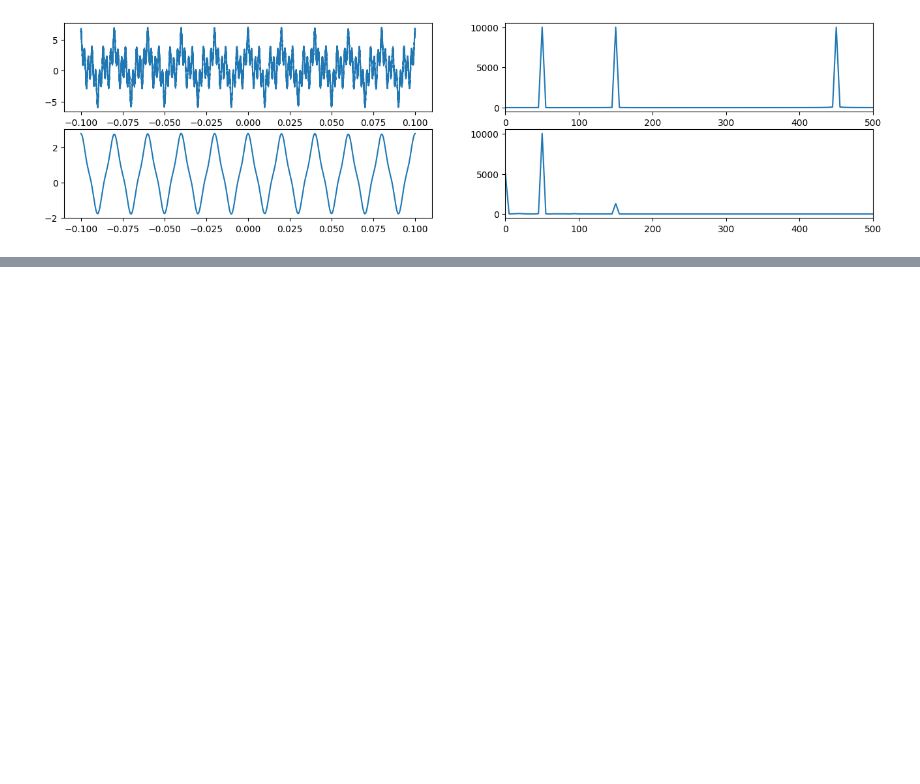
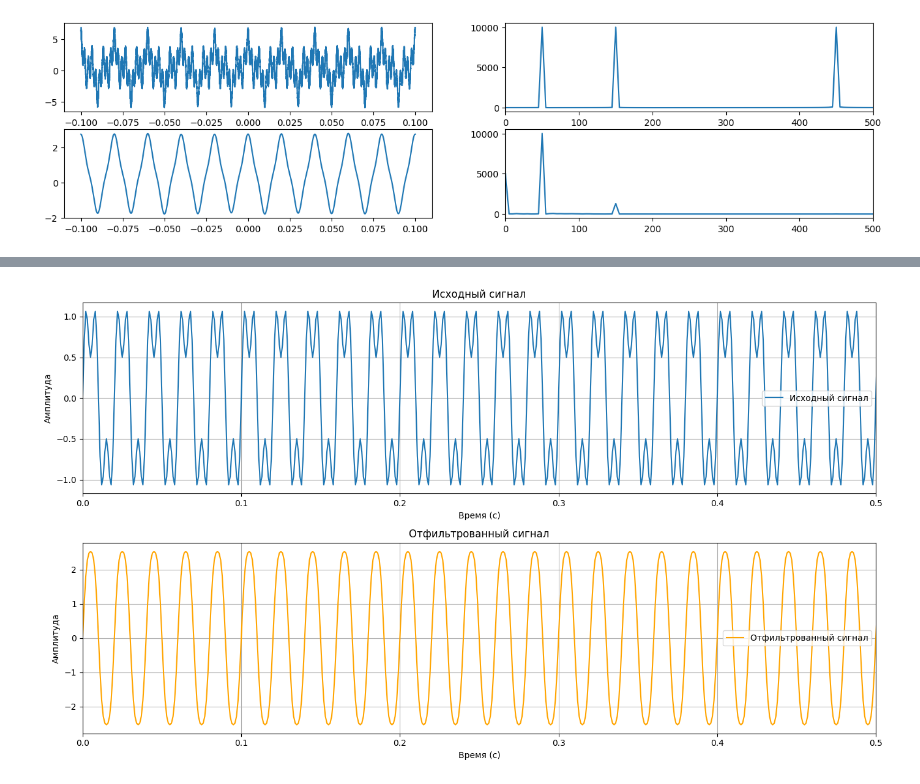
Before and after one commit to KadilenkoIvan/digital_signal_processing, a Jupyter notebook: lab3/1.ipynb, the cells around one changed output, grey strips where cells are left out. Saved outputs shown, nothing was run; the diff lists cells and outputs as text; code cells hidden in the pictures; blank space fills up the shorter version.

```diff
--- a/lab3/1.ipynb
+++ b/lab3/1.ipynb
@@ -355,0 +399,48 @@ plt.xlim(0, 500)
+# %%
+import numpy as np
+import matplotlib.pyplot as plt
+
+# Функция для фильтрации сигнала через частотную характеристику
+def apply_filter(signal, sampling_rate, frequencies, transfer_function):
+    signal_fft = np.fft.fft(signal)
+    freqs = np.fft.fftfreq(len(signal), d=1/sampling_rate)
+
+    transfer_function_interp = np.interp(np.abs(freqs), frequencies, transfer_function)
+
+    filtered_signal_fft = signal_fft * transfer_function_interp
+
+    filtered_signal = np.fft.ifft(filtered_signal_fft).real
+    return filtered_signal
+
+sampling_rate = 1000  # Гц
+t = np.linspace(0, 1, sampling_rate, endpoint=False)
+signal = np.sin(2 * np.pi * 50 * t) + 0.5 * np.sin(2 * np.pi * 150 * t)
+
+mag = np.abs(H_w_chebyshev)
+
+filtered_signal = apply_filter(signal, sampling_rate, frequencies, mag)
+
+plt.figure(figsize=(14, 8))
+
+plt.subplot(2, 1, 1)
+plt.plot(t, signal, label='Исходный сигнал')
+plt.title('Исходный сигнал')
+plt.xlabel('Время (с)')
+plt.xlim(0, 0.5)
+plt.ylabel('Амплитуда')
+plt.grid(True)
+plt.legend()
+
+plt.subplot(2, 1, 2)
+plt.plot(t, filtered_signal, label='Отфильтрованный сигнал', color='orange')
+plt.title('Отфильтрованный сигнал')
+plt.xlabel('Время (с)')
+plt.xlim(0, 0.5)
+plt.ylabel('Амплитуда')
+plt.grid(True)
+plt.legend()
+
+plt.tight_layout()
+plt.show()
+# %% [output]
+[figure, added]
```
Also changed, not shown: parts of 5 cells of this notebook, 1 other file.
